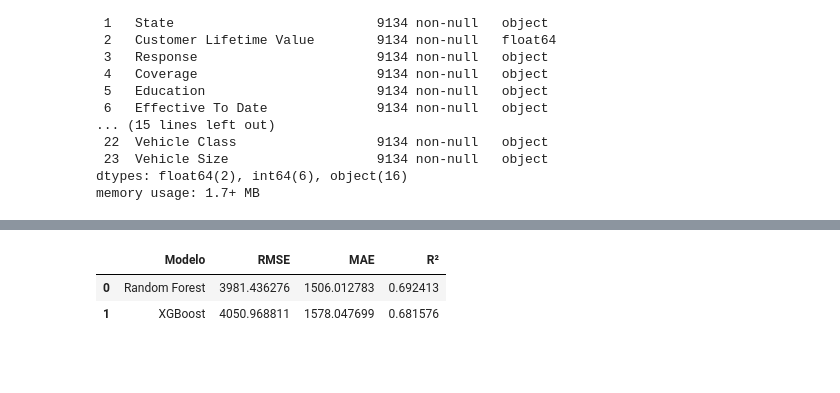
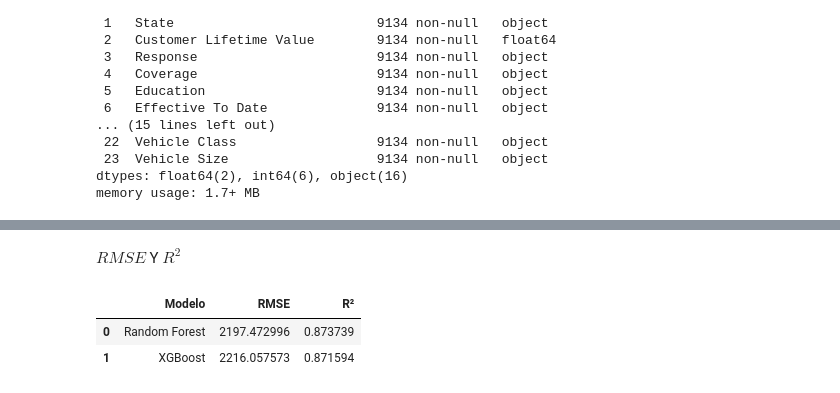
Before and after one commit to gibranchavez13/Prediccion-del-Lifetime-Value-en-Seguros-Automotrices-mediante-Modelos-de-Ensamble, a Jupyter notebook: P3.ipynb, the cells around one changed output, grey strips where cells are left out. Cells and saved outputs as stored; diff of their text form; code cells hidden in the pictures; blank space fills up the shorter version.

```diff
--- a/P3.ipynb
+++ b/P3.ipynb
@@ -316,12 +792,11 @@ search_space_xgb = {
 opt_xgb = BayesSearchCV(
     estimator=pipeline_xgb,
     search_spaces=search_space_xgb,
-    n_iter=30,
+    n_iter=40,
     scoring='neg_root_mean_squared_error',
     cv=cv,
     n_jobs=-1,
     random_state=42,
-    verbose=1
 )
 # %%
 opt_xgb.fit(X_train, y_train)
@@ -415,15 +854,13 @@ Pipeline(steps=[('preprocessor',
 # %%
 def evaluar_modelo(modelo, X_test, y_test, nombre):
-    'Función que trabaja con un modelo, una matriz X y un vector y para dar diferentes scores: RMSE, MAE y R^2'
+    'Función que trabaja con un modelo, una matriz X y un vector y para dar diferentes scores: RMSE y R²'
     y_pred = modelo.predict(X_test)
 
     rmse = root_mean_squared_error(y_test, y_pred)
-    mae = mean_absolute_error(y_test, y_pred)
     r2 = r2_score(y_test, y_pred)
 
     return {
         'Modelo': nombre,
         'RMSE': rmse,
-        'MAE': mae,
         'R²': r2
     }
@@ -429,0 +869,2 @@ def evaluar_modelo(modelo, X_test, y_test, nombre):
+# %%
+best_rdf.fit(X_train, y_train)
@@ -429,0 +891,2 @@ def evaluar_modelo(modelo, X_test, y_test, nombre):
+# %%
+best_xgb.fit(X_train, y_train)
@@ -430,14 +911,16 @@ def evaluar_modelo(modelo, X_test, y_test, nombre):
+# %% [markdown]
+$RMSE$ Y $R^2$
 # %%
-metricas = pd.DataFrame([
-    evaluar_modelo(best_rdf, X_test, y_test, 'Random Forest'),
-    evaluar_modelo(best_xgb, X_test, y_test, 'XGBoost')
+metricas_train = pd.DataFrame([
+    evaluar_modelo(best_rdf, X_train, y_train, 'Random Forest'),
+    evaluar_modelo(best_xgb, X_train, y_train, 'XGBoost')
 ])
 
-metricas
+metricas_train
 # %% [output]
-|  | Modelo | RMSE | MAE | R² |
-| 0 | Random Forest | 3981.436276 | 1506.012783 | 0.692413 |
-| 1 | XGBoost | 4050.968811 | 1578.047699 | 0.681576 |
+|  | Modelo | RMSE | R² |
+| 0 | Random Forest | 2197.472996 | 0.873739 |
+| 1 | XGBoost | 2216.057573 | 0.871594 |
 # %%
 modelos_optimizados_cv = {
     'Random Forest': best_rdf,
```
Also changed, not shown: parts of 104 cells of this notebook.
